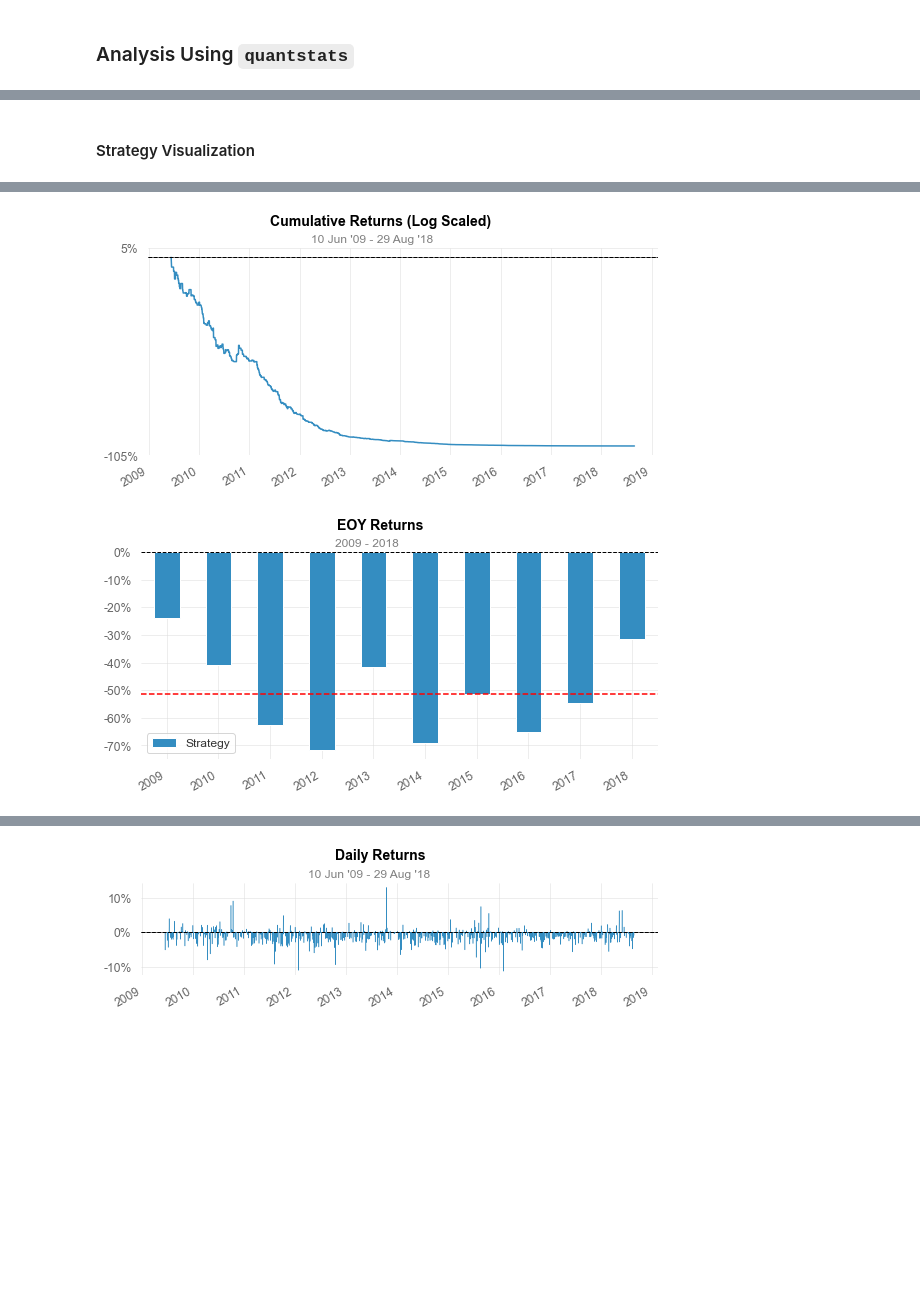
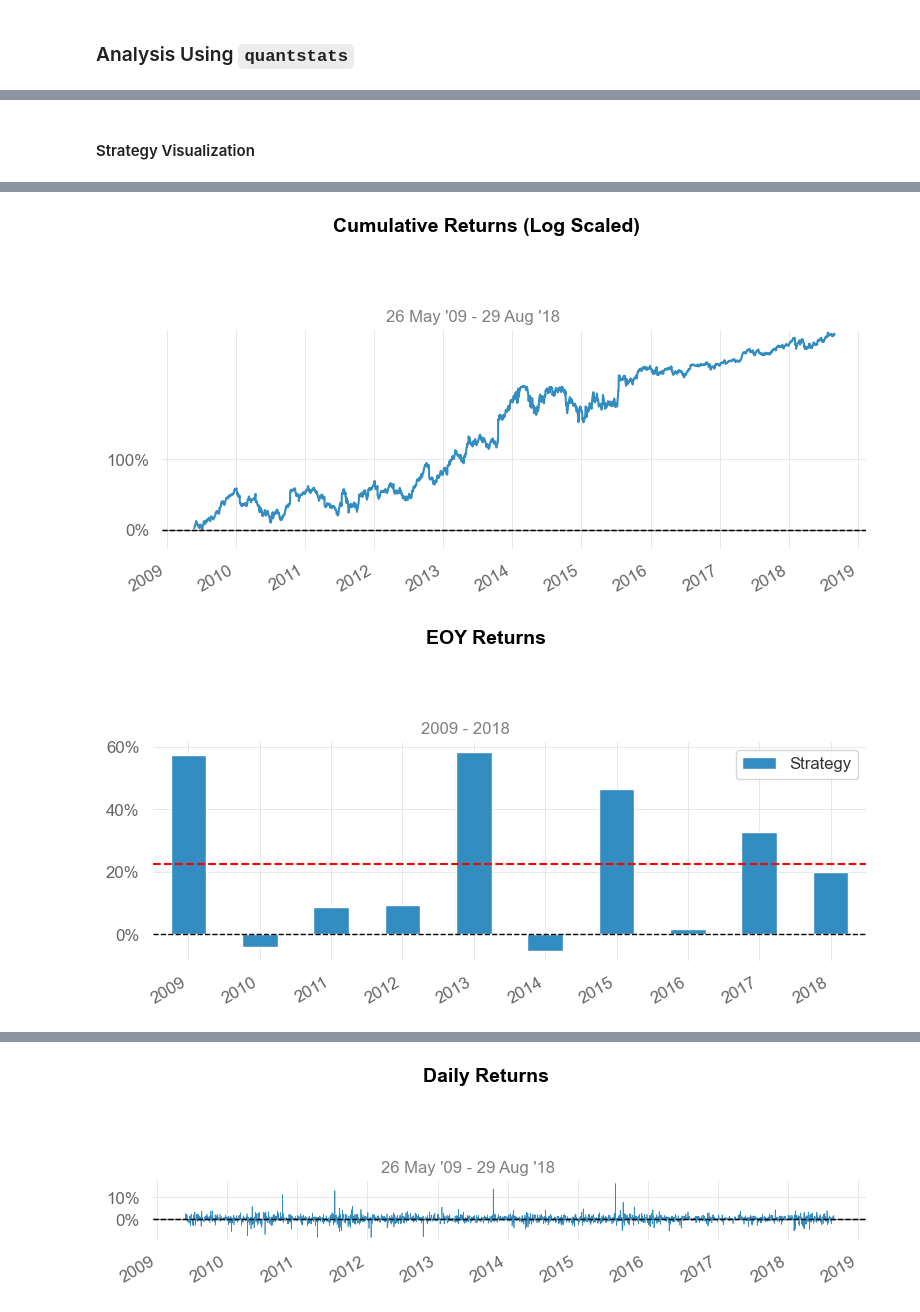
Before and after one commit to AminHP/gym-anytrading, a Jupyter notebook: examples/a2c_quantstats.ipynb, the cells around one changed output, grey strips where cells are left out. Drawn from its saved outputs; the diff is of its cells as text; code cells hidden in the pictures; blank space fills up the shorter version.

Commit message:
Update a2c_quantstats

```diff
--- a/examples/a2c_quantstats.ipynb
+++ b/examples/a2c_quantstats.ipynb
@@ -95,10 +96,13 @@ plt.show()
 # %%
 qs.extend_pandas()
 
-net_worth = pd.Series(env.history['total_profit'], index=df.index[start_index+1:end_index])
+data = df.loc[:, 'Close']
+idx = df.index
+
+net_worth = pd.Series(data, index=idx)
 returns = net_worth.pct_change().iloc[1:]
 
 qs.reports.full(returns)
-qs.reports.html(returns, output='a2c_quantstats.html')
+qs.reports.html(returns, output='SB3_quantstats.html', download_filename = 'a2c_quantstats.html')
 # %% [output]
 Performance Metrics
@@ -128,2 +136,2 @@ Strategy Visualization
-[figure, old version]
+[figure, new version]
-[figure, old version]
+[figure, new version]
@@ -131 +139 @@ Strategy Visualization
-[figure, old version]
+[figure, new version]
```
Also changed, not shown: parts of 8 cells of this notebook, 3 other files.
